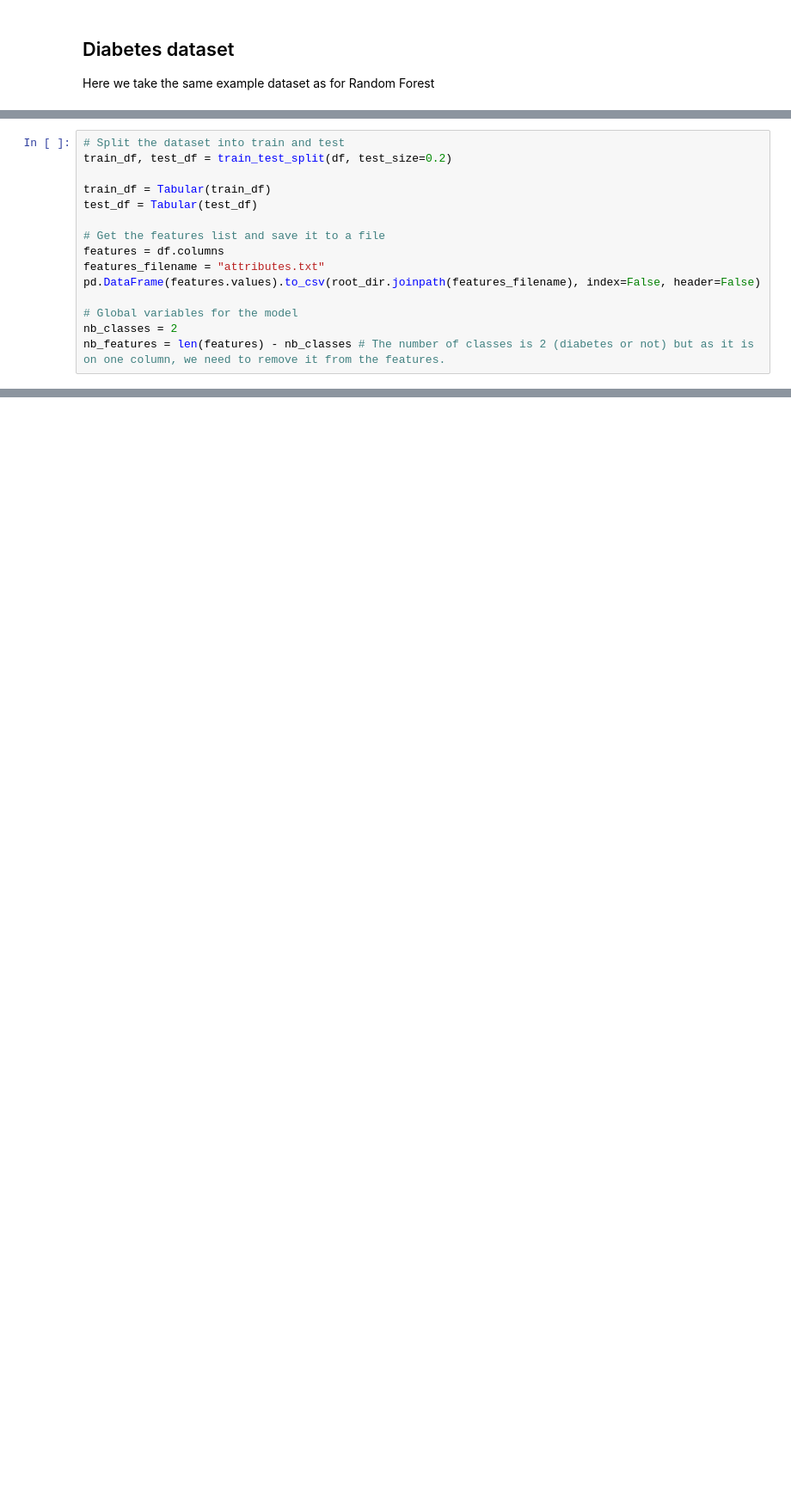
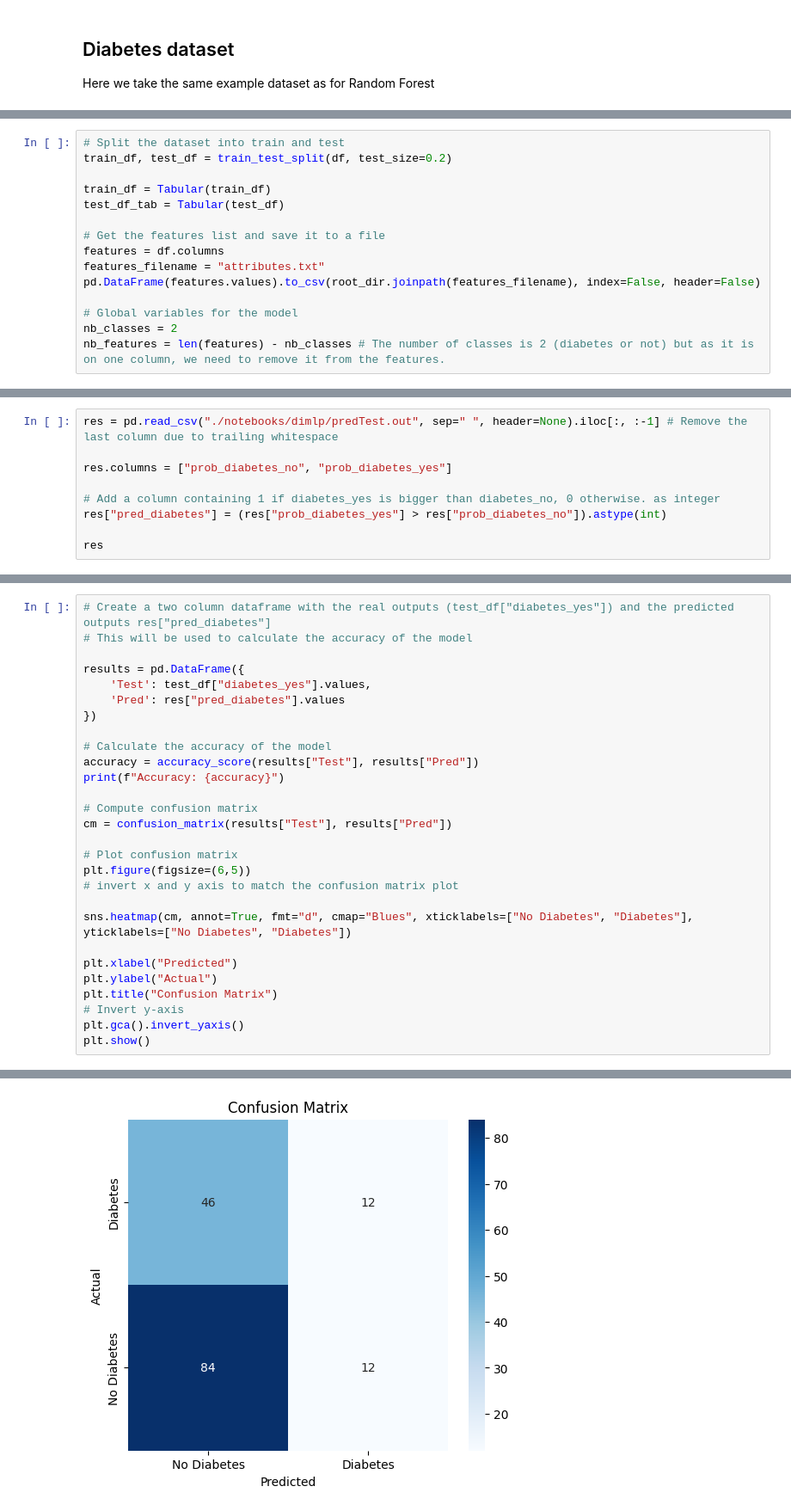
Before and after one commit to ThibaultSchowing/IMPTOX_XAI, a Jupyter notebook: notebooks/2_DIMLP_Fidex.ipynb, the cells around one changed output, grey strips where cells are left out. Shown: that part at 86% size. Saved outputs shown, nothing was run; the diff lists cells and outputs as text; blank space fills up the shorter version.

```diff
--- a/notebooks/2_DIMLP_Fidex.ipynb
+++ b/notebooks/2_DIMLP_Fidex.ipynb
@@ -65,7 +69,7 @@ Path to dataset files: /home/twg/.cache/kagglehub/datasets/gargmanas/pima-indian
 train_df, test_df = train_test_split(df, test_size=0.2)
 
 train_df = Tabular(train_df)
-test_df = Tabular(test_df)
+test_df_tab = Tabular(test_df)
 
 # Get the features list and save it to a file
 features = df.columns
@@ -90,0 +133,9 @@ model.train()
+# %%
+res = pd.read_csv("./notebooks/dimlp/predTest.out", sep=" ", header=None).iloc[:, :-1] # Remove the last column due to trailing whitespace
+
+res.columns = ["prob_diabetes_no", "prob_diabetes_yes"]
+
+# Add a column containing 1 if diabetes_yes is bigger than diabetes_no, 0 otherwise. as integer
+res["pred_diabetes"] = (res["prob_diabetes_yes"] > res["prob_diabetes_no"]).astype(int)
+
+res
@@ -90,0 +156,29 @@ model.train()
+# %%
+# Create a two column dataframe with the real outputs (test_df["diabetes_yes"]) and the predicted outputs res["pred_diabetes"]
+# This will be used to calculate the accuracy of the model
+
+results = pd.DataFrame({
+    'Test': test_df["diabetes_yes"].values,
+    'Pred': res["pred_diabetes"].values
+})
+
+# Calculate the accuracy of the model
+accuracy = accuracy_score(results["Test"], results["Pred"])
+print(f"Accuracy: {accuracy}")
+
+# Compute confusion matrix
+cm = confusion_matrix(results["Test"], results["Pred"])
+
+# Plot confusion matrix
+plt.figure(figsize=(6,5))
+# invert x and y axis to match the confusion matrix plot
+
+sns.heatmap(cm, annot=True, fmt="d", cmap="Blues", xticklabels=["No Diabetes", "Diabetes"], yticklabels=["No Diabetes", "Diabetes"])
+
+plt.xlabel("Predicted")
+plt.ylabel("Actual")
+plt.title("Confusion Matrix")
+# Invert y-axis
+plt.gca().invert_yaxis()
+plt.show()
+# %% [output]
@@ -90,0 +186 @@ model.train()
+[figure, added]
```
Also changed, not shown: parts of 11 cells of this notebook, 8 other files.
